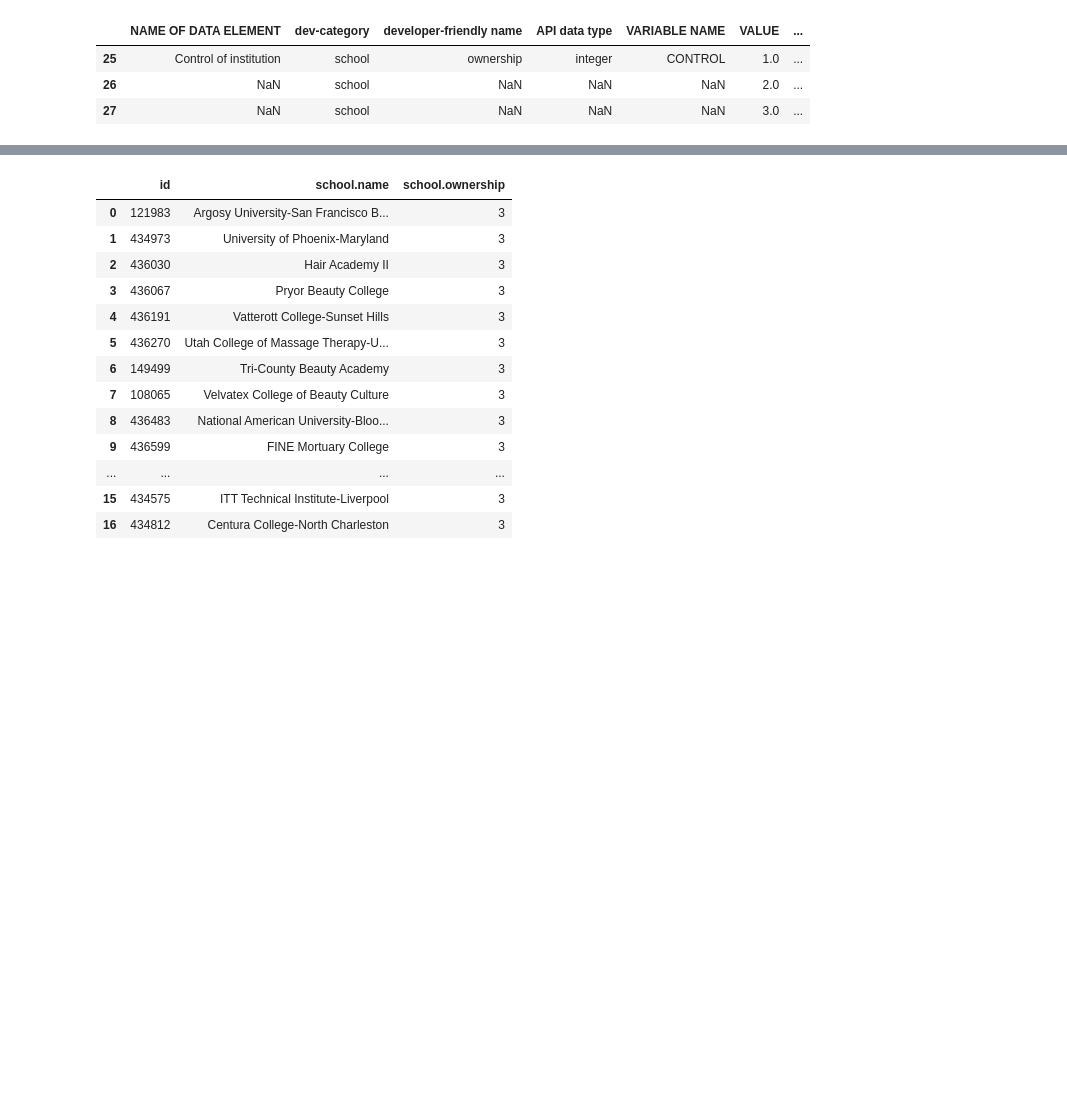
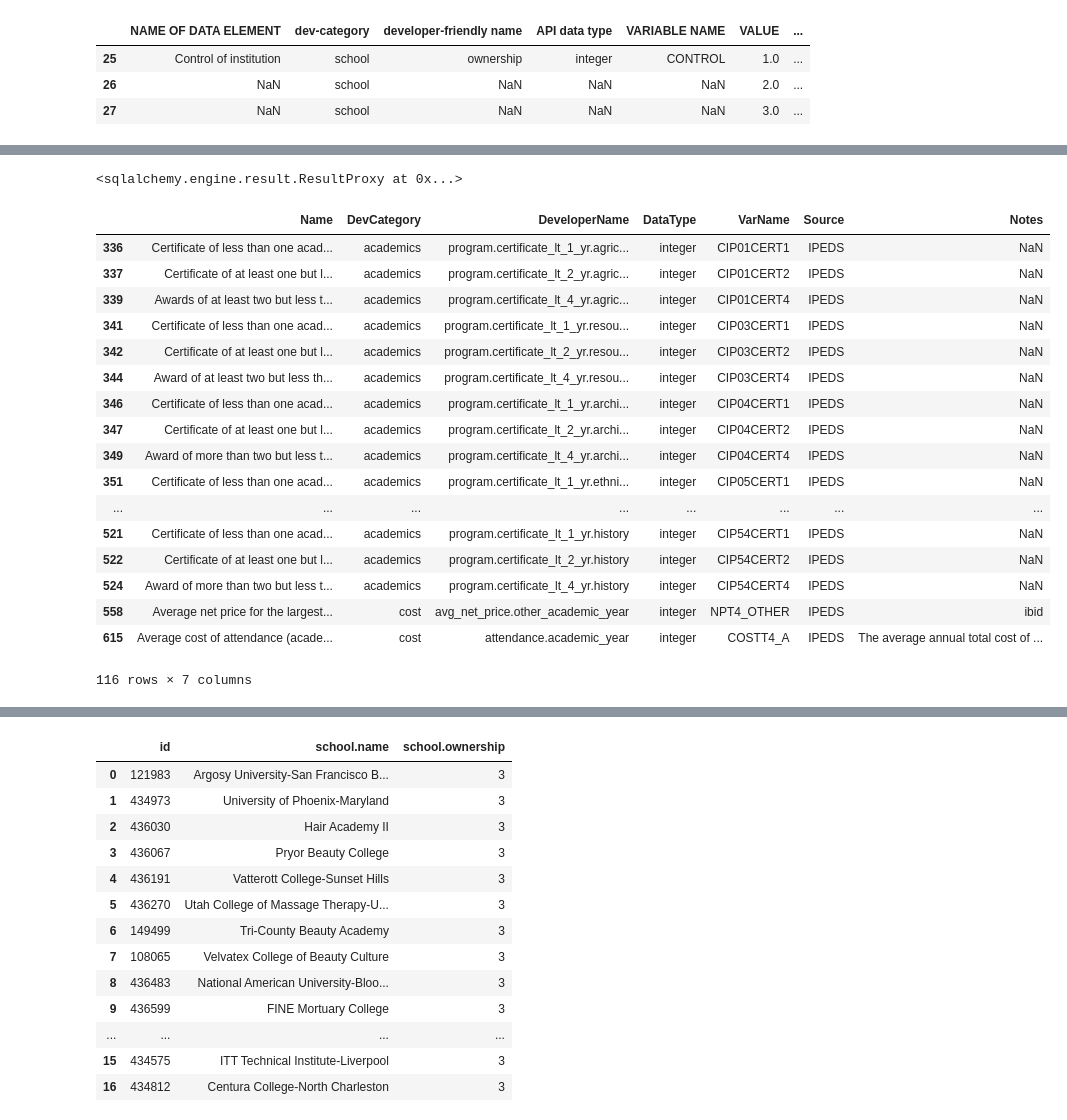
Before and after one commit to aawiegel/CollegeClassification, a Jupyter notebook: DatabaseCreation.ipynb, the cells around one changed output, grey strips where cells are left out. Cells and saved outputs as stored; diff of their text form; code cells hidden in the pictures; blank space fills up the shorter version.

Commit message:
data defintions

```diff
--- a/DatabaseCreation.ipynb
+++ b/DatabaseCreation.ipynb
@@ -53,3 +61,9 @@ sc_data_dict.iloc[25:28, :]
 | 25 | Control of institution | school | ownership | integer | CONTROL | 1.0 | ... |
 | 26 | NaN | school | NaN | NaN | NaN | 2.0 | ... |
 | 27 | NaN | school | NaN | NaN | NaN | 3.0 | ... |
+# %%
+sc_data_dict_nv = sc_data_dict.drop(['VALUE', 'LABEL'], axis = 1)
+# %%
+sc_data_dict_nv.columns = ['Name', 'DevCategory', 'DeveloperName', 'DataType', 'VarName', 'Source', 'Notes']
+# %%
+sc_data_dict_nv = sc_data_dict_nv[sc_data_dict_nv['Name'].notnull()]
@@ -55,0 +105,4 @@ sc_data_dict.iloc[25:28, :]
+# %%
+conn.execute(query)
+# %% [output]
+<sqlalchemy.engine.result.ResultProxy at 0x...>
@@ -55,0 +111,21 @@ sc_data_dict.iloc[25:28, :]
+# %%
+sc_data_dict_nv[sc_data_dict_nv.Name.str.contains('academic year')]
+# %% [output]
+|  | Name | DevCategory | DeveloperName | DataType | VarName | Source | Notes |
+| 336 | Certificate of less than one acad... | academics | program.certificate_lt_1_yr.agric... | integer | CIP01CERT1 | IPEDS | NaN |
+| 337 | Certificate of at least one but l... | academics | program.certificate_lt_2_yr.agric... | integer | CIP01CERT2 | IPEDS | NaN |
+| 339 | Awards of at least two but less t... | academics | program.certificate_lt_4_yr.agric... | integer | CIP01CERT4 | IPEDS | NaN |
+| 341 | Certificate of less than one acad... | academics | program.certificate_lt_1_yr.resou... | integer | CIP03CERT1 | IPEDS | NaN |
+| 342 | Certificate of at least one but l... | academics | program.certificate_lt_2_yr.resou... | integer | CIP03CERT2 | IPEDS | NaN |
+| 344 | Award of at least two but less th... | academics | program.certificate_lt_4_yr.resou... | integer | CIP03CERT4 | IPEDS | NaN |
+| 346 | Certificate of less than one acad... | academics | program.certificate_lt_1_yr.archi... | integer | CIP04CERT1 | IPEDS | NaN |
+| 347 | Certificate of at least one but l... | academics | program.certificate_lt_2_yr.archi... | integer | CIP04CERT2 | IPEDS | NaN |
+| 349 | Award of more than two but less t... | academics | program.certificate_lt_4_yr.archi... | integer | CIP04CERT4 | IPEDS | NaN |
+| 351 | Certificate of less than one acad... | academics | program.certificate_lt_1_yr.ethni... | integer | CIP05CERT1 | IPEDS | NaN |
+| ... | ... | ... | ... | ... | ... | ... | ... |
+| 521 | Certificate of less than one acad... | academics | program.certificate_lt_1_yr.history | integer | CIP54CERT1 | IPEDS | NaN |
+| 522 | Certificate of at least one but l... | academics | program.certificate_lt_2_yr.history | integer | CIP54CERT2 | IPEDS | NaN |
+| 524 | Award of more than two but less t... | academics | program.certificate_lt_4_yr.history | integer | CIP54CERT4 | IPEDS | NaN |
+| 558 | Average net price for the largest... | cost | avg_net_price.other_academic_year | integer | NPT4_OTHER | IPEDS | ibid |
+| 615 | Average cost of attendance (acade... | cost | attendance.academic_year | integer | COSTT4_A | IPEDS | The average annual total cost of ... |
+116 rows × 7 columns
```
Also changed, not shown: parts of 15 cells of this notebook.
